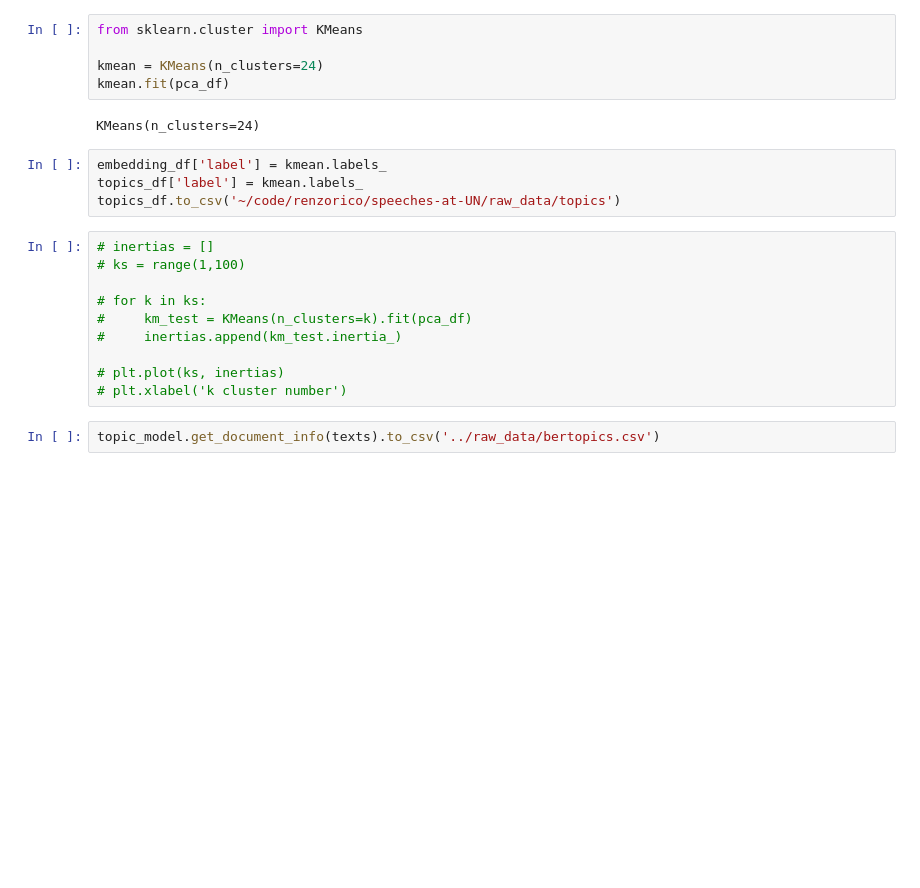
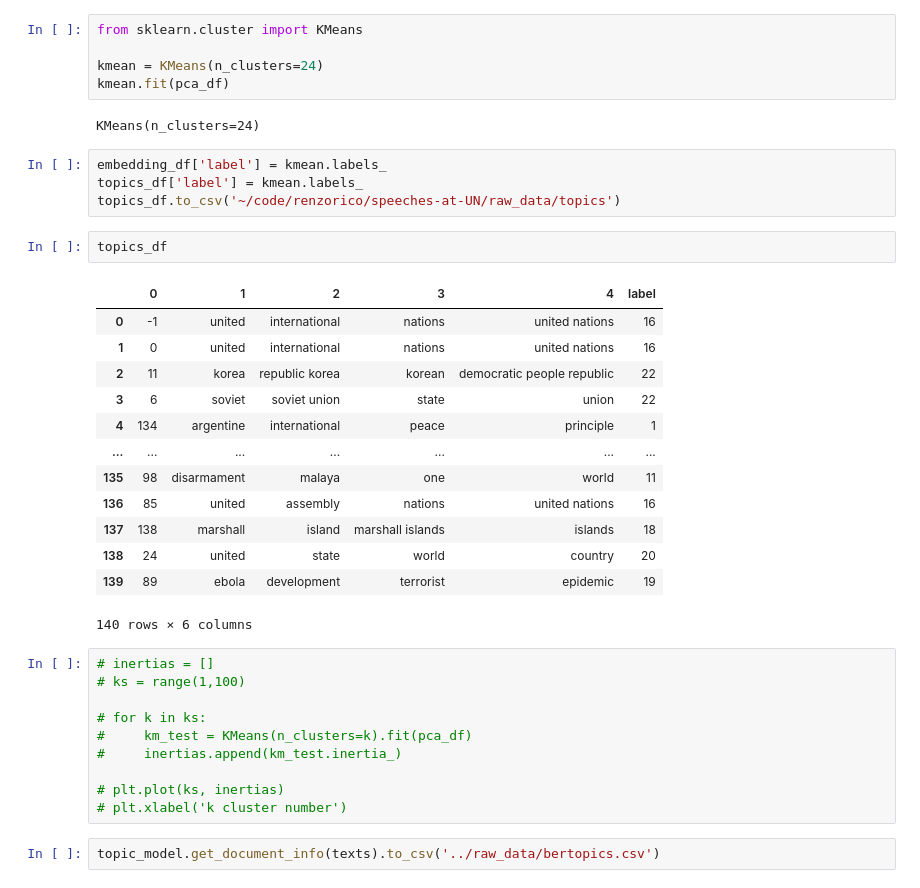
Before and after one commit to renzorico/speeches-at-UN, a Jupyter notebook: project/bertopic_vec.ipynb, the cells around one changed output. Cells and saved outputs as stored; diff of their text form; blank space fills up the shorter version.

```diff
--- a/project/bertopic_vec.ipynb
+++ b/project/bertopic_vec.ipynb
@@ -123,6 +121,22 @@ KMeans(n_clusters=24)
 embedding_df['label'] = kmean.labels_
 topics_df['label'] = kmean.labels_
 topics_df.to_csv('~/code/renzorico/speeches-at-UN/raw_data/topics')
+# %%
+topics_df
+# %% [output]
+|  | 0 | 1 | 2 | 3 | 4 | label |
+| 0 | -1 | united | international | nations | united nations | 16 |
+| 1 | 0 | united | international | nations | united nations | 16 |
+| 2 | 11 | korea | republic korea | korean | democratic people republic | 22 |
+| 3 | 6 | soviet | soviet union | state | union | 22 |
+| 4 | 134 | argentine | international | peace | principle | 1 |
+| ... | ... | ... | ... | ... | ... | ... |
+| 135 | 98 | disarmament | malaya | one | world | 11 |
+| 136 | 85 | united | assembly | nations | united nations | 16 |
+| 137 | 138 | marshall | island | marshall islands | islands | 18 |
+| 138 | 24 | united | state | world | country | 20 |
+| 139 | 89 | ebola | development | terrorist | epidemic | 19 |
+140 rows × 6 columns
 # %%
 # inertias = []
 # ks = range(1,100)
```
Also changed, not shown: parts of 16 cells of this notebook, 5 other files.
